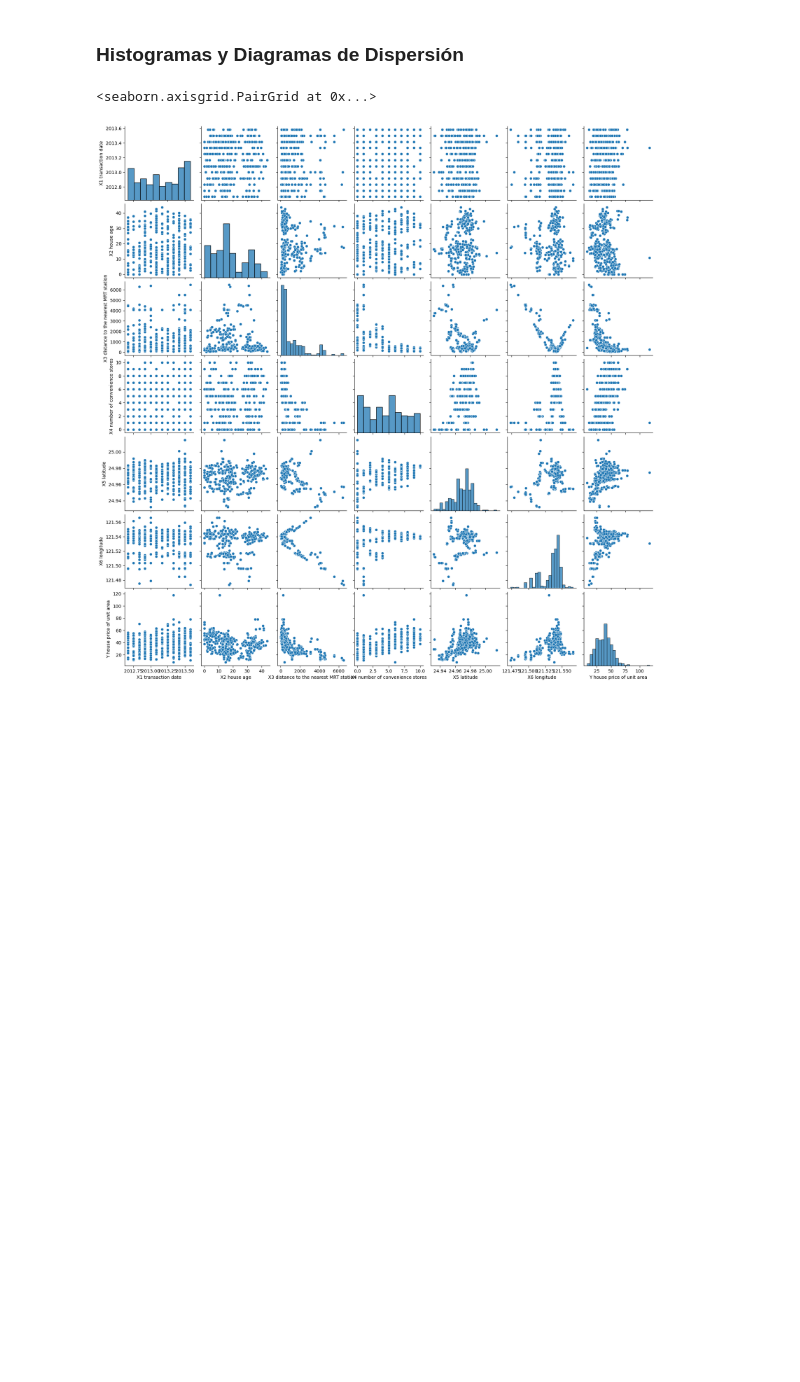
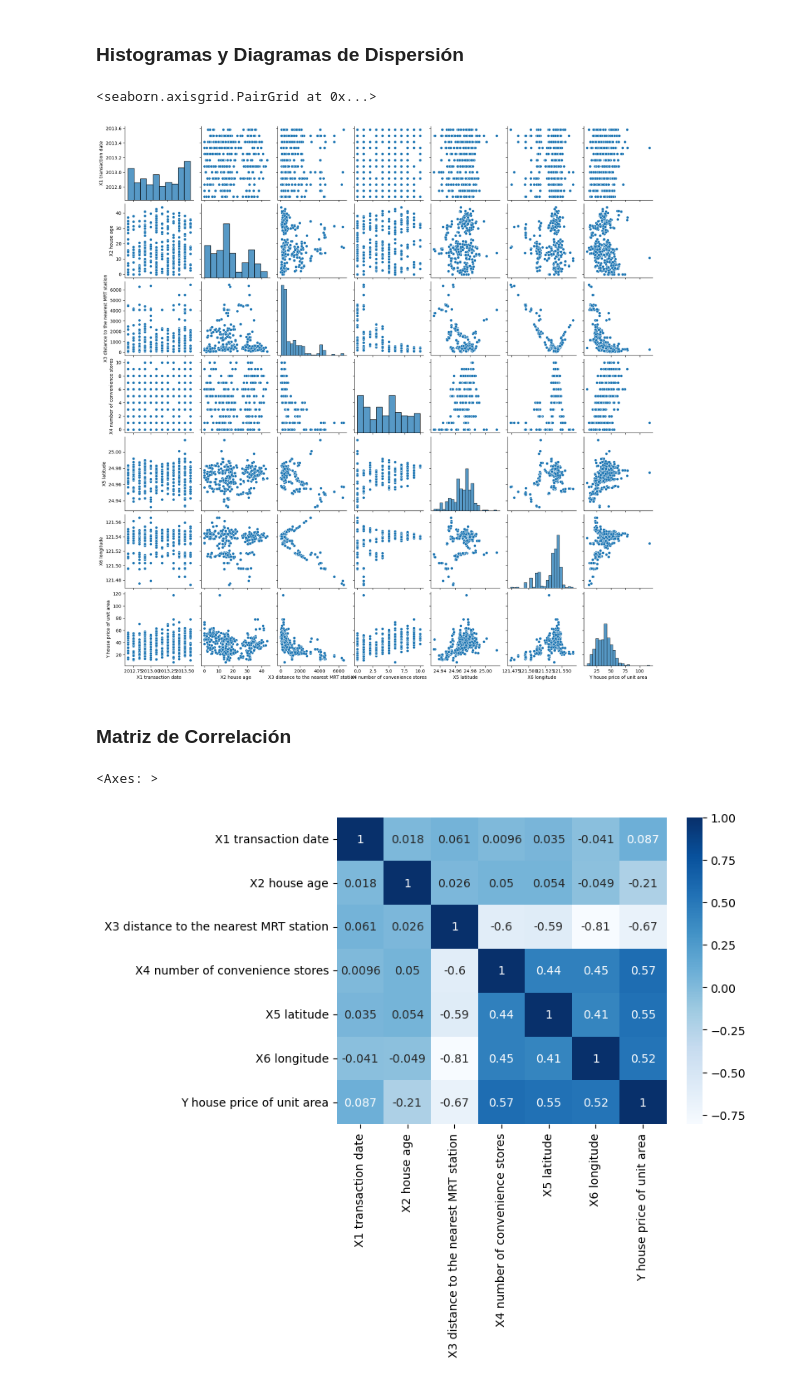
Before and after one commit to nicolascardenast/ACTD-Taller3, a Jupyter notebook: punto2.ipynb, the cells around one changed output. Saved outputs shown, nothing was run; the diff lists cells and outputs as text; code cells hidden in the pictures; blank space fills up the shorter version.

```diff
--- a/punto2.ipynb
+++ b/punto2.ipynb
@@ -52,3 +40,12 @@ sns.pairplot(df[df.columns.difference(['No'])])
 # %% [output]
 <seaborn.axisgrid.PairGrid at 0x...>
 [figure]
+# %% [markdown]
+### Matriz de Correlación
+# %%
+# Matriz de correlación.
+corr = df[df.columns.difference(['No'])].corr()
+sb.heatmap(corr, cmap="Blues", annot=True)
+# %% [output]
+<Axes: >
+[figure, added]
```
Also changed, not shown: parts of 7 cells of this notebook.
